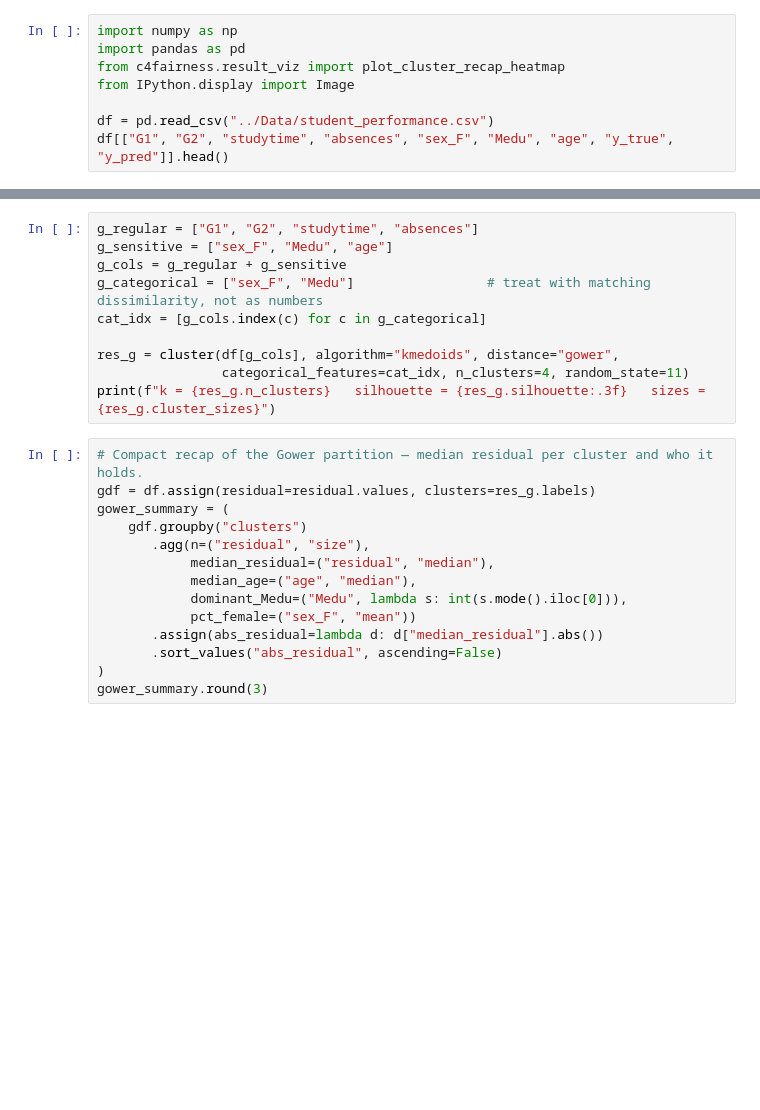
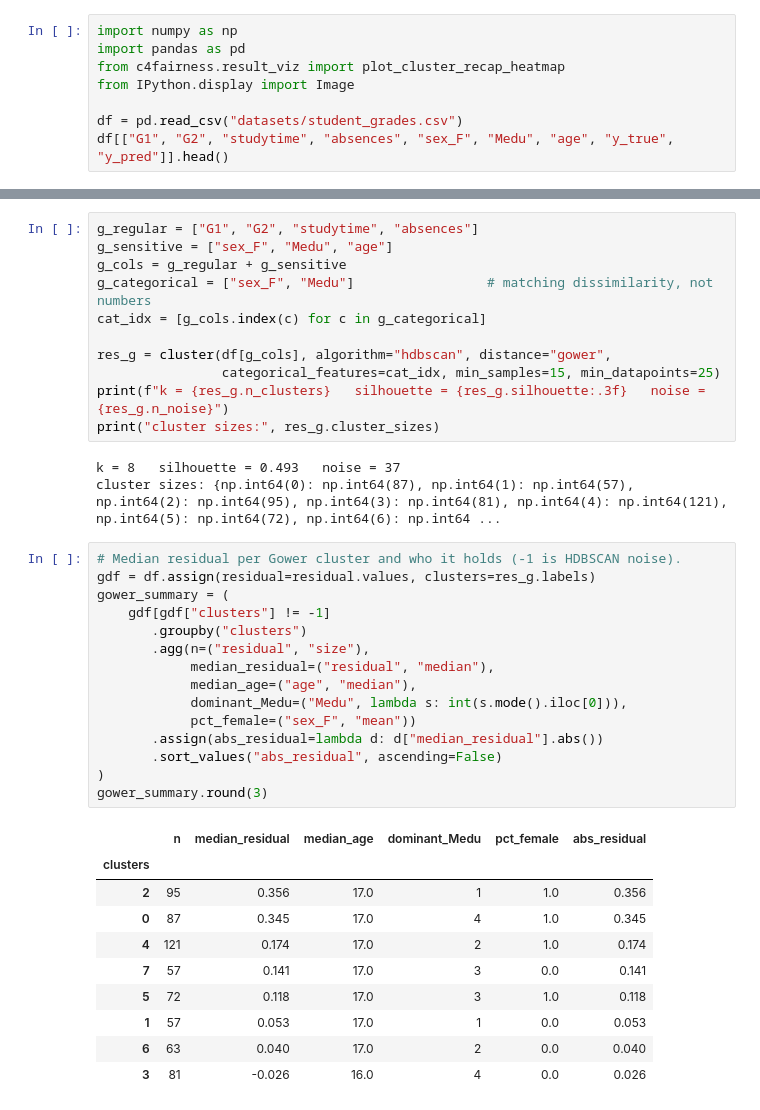
Before and after one commit to emma-ba/Clustering_4_Fairness, a Jupyter notebook: docs/example_regression.ipynb, the cells around one changed output, grey strips where cells are left out. Cells and saved outputs as stored; diff of their text form; blank space fills up the shorter version.

```diff
--- a/docs/example_regression.ipynb
+++ b/docs/example_regression.ipynb
@@ -39,5 +14,5 @@ import pandas as pd
 from c4fairness.result_viz import plot_cluster_recap_heatmap
 from IPython.display import Image
 
-df = pd.read_csv("../Data/student_performance.csv")
+df = pd.read_csv("datasets/student_grades.csv")
 df[["G1", "G2", "studytime", "absences", "sex_F", "Medu", "age", "y_true", "y_pred"]].head()
@@ -233,24 +158,40 @@ standardisation is skipped automatically.
 g_regular = ["G1", "G2", "studytime", "absences"]
 g_sensitive = ["sex_F", "Medu", "age"]
 g_cols = g_regular + g_sensitive
-g_categorical = ["sex_F", "Medu"]                 # treat with matching dissimilarity, not as numbers
+g_categorical = ["sex_F", "Medu"]                 # matching dissimilarity, not numbers
 cat_idx = [g_cols.index(c) for c in g_categorical]
 
-res_g = cluster(df[g_cols], algorithm="kmedoids", distance="gower",
-                categorical_features=cat_idx, n_clusters=4, random_state=11)
-print(f"k = {res_g.n_clusters}   silhouette = {res_g.silhouette:.3f}   sizes = {res_g.cluster_sizes}")
+res_g = cluster(df[g_cols], algorithm="hdbscan", distance="gower",
+                categorical_features=cat_idx, min_samples=15, min_datapoints=25)
+print(f"k = {res_g.n_clusters}   silhouette = {res_g.silhouette:.3f}   noise = {res_g.n_noise}")
+print("cluster sizes:", res_g.cluster_sizes)
+# %% [output]
+k = 8   silhouette = 0.493   noise = 37
+cluster sizes: {np.int64(0): np.int64(87), np.int64(1): np.int64(57), np.int64(2): np.int64(95), np.int64(3): np.int64(81), np.int64(4): np.int64(121), np.int64(5): np.int64(72), np.int64(6): np.int64 ...
 # %%
-# Compact recap of the Gower partition — median residual per cluster and who it holds.
+# Median residual per Gower cluster and who it holds (-1 is HDBSCAN noise).
 gdf = df.assign(residual=residual.values, clusters=res_g.labels)
 gower_summary = (
-    gdf.groupby("clusters")
+    gdf[gdf["clusters"] != -1]
+       .groupby("clusters")
        .agg(n=("residual", "size"),
             median_residual=("residual", "median"),
             median_age=("age", "median"),
             dominant_Medu=("Medu", lambda s: int(s.mode().iloc[0])),
             pct_female=("sex_F", "mean"))
        .assign(abs_residual=lambda d: d["median_residual"].abs())
        .sort_values("abs_residual", ascending=False)
 )
 gower_summary.round(3)
+# %% [output]
+|  | n | median_residual | median_age | dominant_Medu | pct_female | abs_residual |
+| clusters |  |  |  |  |  |  |
+| 2 | 95 | 0.356 | 17.0 | 1 | 1.0 | 0.356 |
+| 0 | 87 | 0.345 | 17.0 | 4 | 1.0 | 0.345 |
+| 4 | 121 | 0.174 | 17.0 | 2 | 1.0 | 0.174 |
+| 7 | 57 | 0.141 | 17.0 | 3 | 0.0 | 0.141 |
+| 5 | 72 | 0.118 | 17.0 | 3 | 1.0 | 0.118 |
+| 1 | 57 | 0.053 | 17.0 | 1 | 0.0 | 0.053 |
+| 6 | 63 | 0.040 | 17.0 | 2 | 0.0 | 0.040 |
+| 3 | 81 | -0.026 | 16.0 | 4 | 0.0 | 0.026 |
 # %% [markdown]
```
Also changed, not shown: parts of 18 cells of this notebook, 24 other files.
